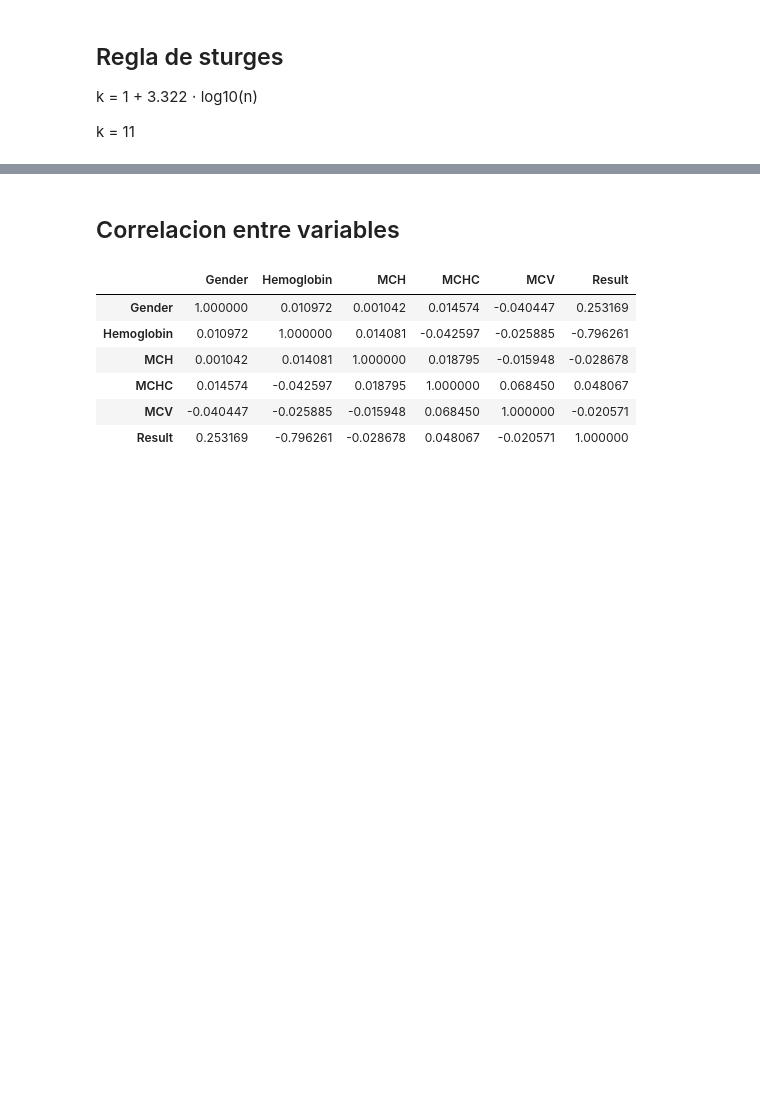
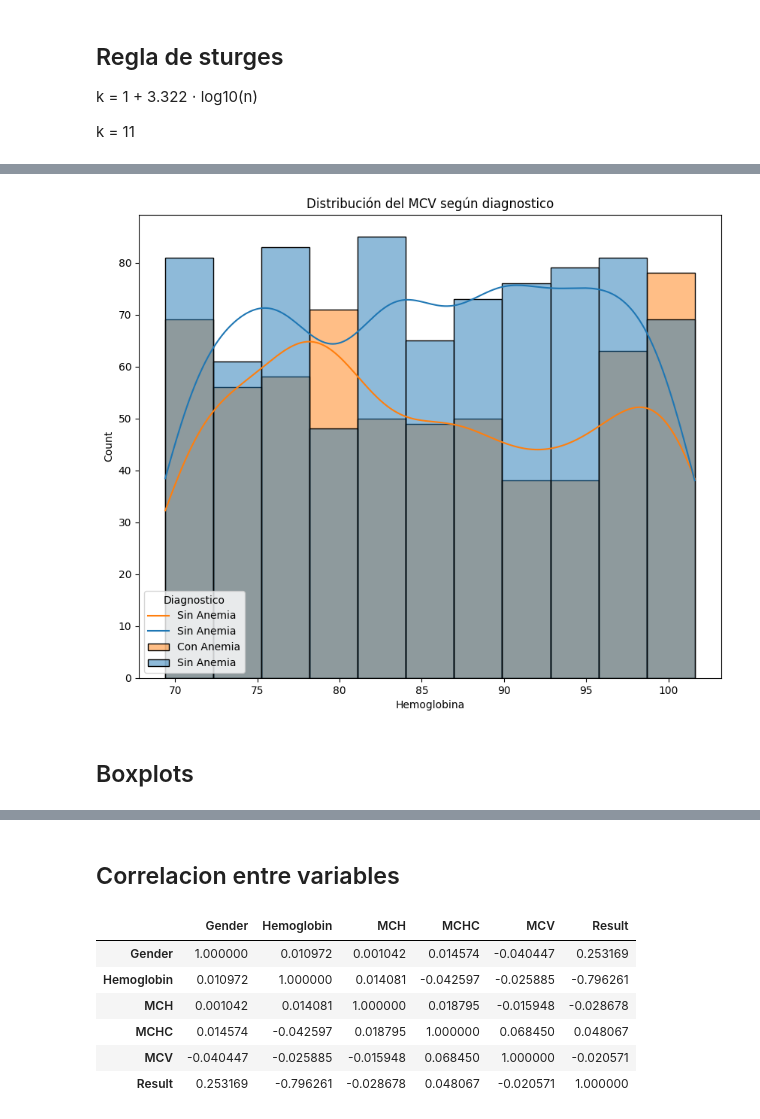
Before and after one commit to ezeperezds/Anemia-Prediction-System, a Jupyter notebook: notebooks/01_eda.ipynb, the cells around one changed output, grey strips where cells are left out. Cells and saved outputs as stored; diff of their text form; code cells hidden in the pictures; blank space fills up the shorter version.

```diff
--- a/notebooks/01_eda.ipynb
+++ b/notebooks/01_eda.ipynb
@@ -170,3 +200,20 @@ plt.show()
+# %%
+plt.figure(figsize=(10, 8))
+sns.histplot(data=data,
+             x='MCV',
+             hue='Result_label',
+             bins=11,
+             kde=True
+             )
+
+plt.title('Distribución del MCV según diagnostico')
+plt.xlabel('Hemoglobina')
+plt.legend(labels=data['Result_label'], title='Diagnostico', loc='lower left')
+plt.show()
+# %% [output]
+[figure, added]
+# %% [markdown]
+## Boxplots
 # %%
 ax = px.box(data_frame=data,
             x='Hemoglobin',
```
Also changed, not shown: parts of 14 cells of this notebook.
